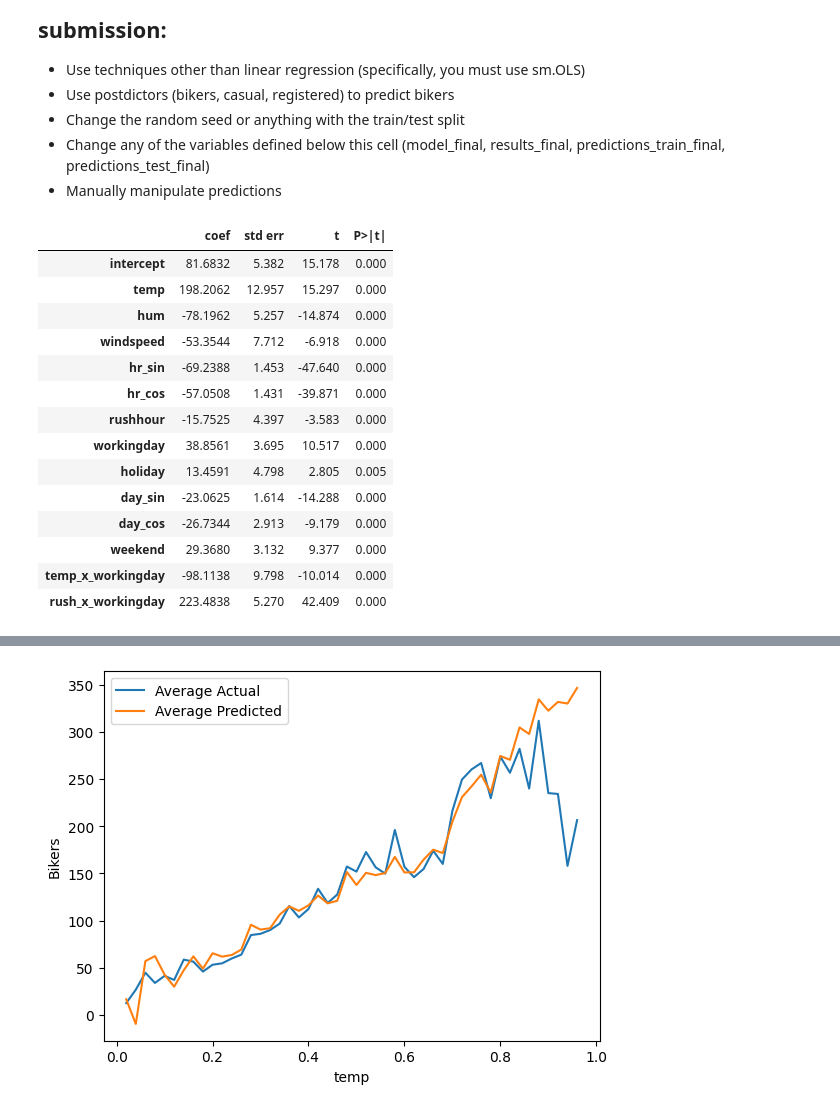
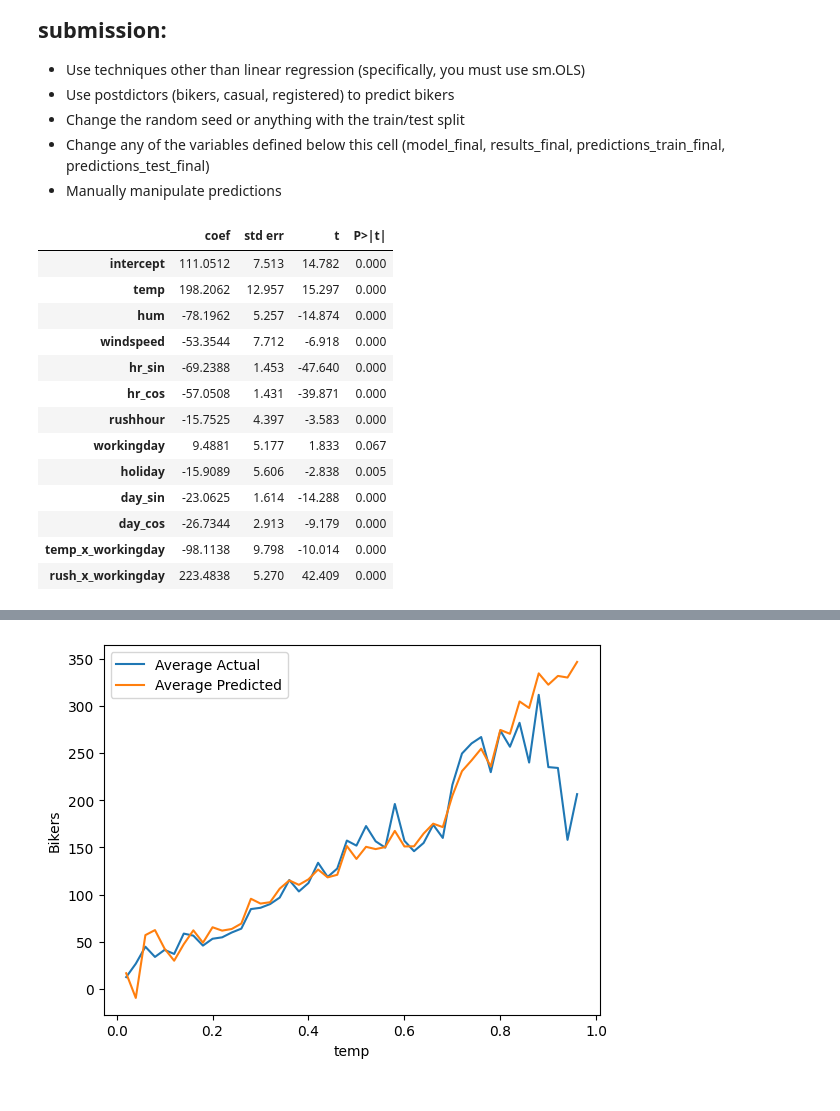
Before and after one commit to mib21010/code_2600, a Jupyter notebook: mod05_nonlinear.ipynb, the cells around one changed output, grey strips where cells are left out. Cells and saved outputs as stored; diff of their text form; code cells hidden in the pictures.

```diff
--- a/mod05_nonlinear.ipynb
+++ b/mod05_nonlinear.ipynb
@@ -339,41 +340,39 @@ X_test  = X_all.loc[X_test.index]
 # %%
 # Build your linear regression model here.
 vars_to_include = [
     'intercept',
     'temp',
     'hum',
     'windspeed',
     'hr_sin',
     'hr_cos',
     'rushhour',
     'workingday',
     'holiday',
     'day_sin',
     'day_cos',
-    'weekend',
     'temp_x_workingday',
     'rush_x_workingday'
 ]
 
 
 
 model_final = sm.OLS(y_train, X_train[vars_to_include])
 results_final = model_final.fit()
 summarize(results_final)
 # %% [output]
 |  | coef | std err | t | P>|t| |
-| intercept | 81.6832 | 5.382 | 15.178 | 0.000 |
+| intercept | 111.0512 | 7.513 | 14.782 | 0.000 |
 | temp | 198.2062 | 12.957 | 15.297 | 0.000 |
 | hum | -78.1962 | 5.257 | -14.874 | 0.000 |
 | windspeed | -53.3544 | 7.712 | -6.918 | 0.000 |
 | hr_sin | -69.2388 | 1.453 | -47.640 | 0.000 |
 | hr_cos | -57.0508 | 1.431 | -39.871 | 0.000 |
 | rushhour | -15.7525 | 4.397 | -3.583 | 0.000 |
-| workingday | 38.8561 | 3.695 | 10.517 | 0.000 |
-| holiday | 13.4591 | 4.798 | 2.805 | 0.005 |
+| workingday | 9.4881 | 5.177 | 1.833 | 0.067 |
+| holiday | -15.9089 | 5.606 | -2.838 | 0.005 |
 | day_sin | -23.0625 | 1.614 | -14.288 | 0.000 |
 | day_cos | -26.7344 | 2.913 | -9.179 | 0.000 |
-| weekend | 29.3680 | 3.132 | 9.377 | 0.000 |
 | temp_x_workingday | -98.1138 | 9.798 | -10.014 | 0.000 |
 | rush_x_workingday | 223.4838 | 5.270 | 42.409 | 0.000 |
 # %%
```
Also changed, not shown: parts of 2 cells of this notebook.
